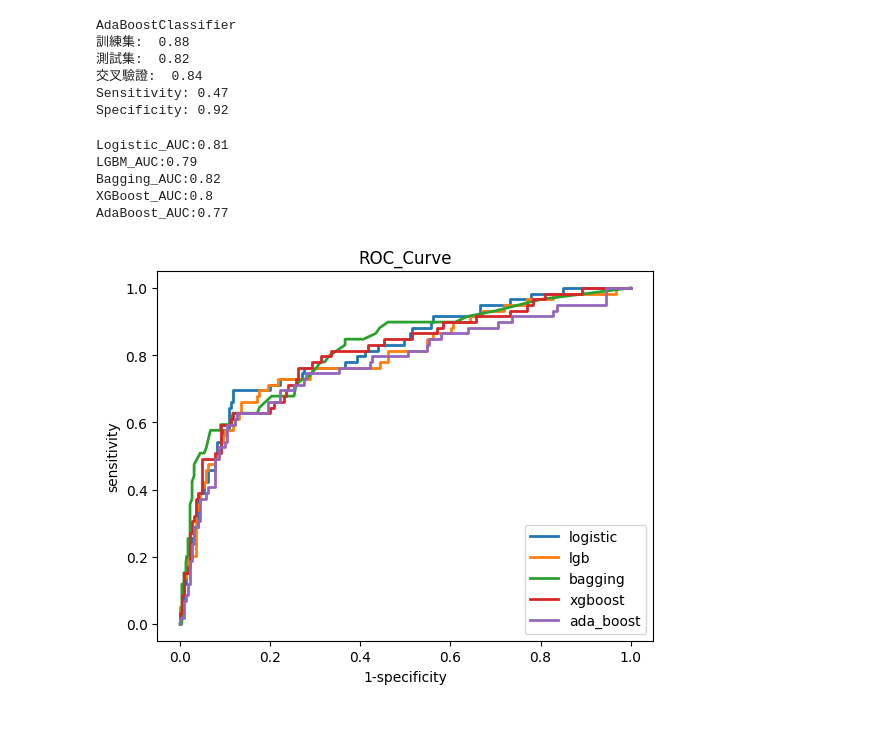
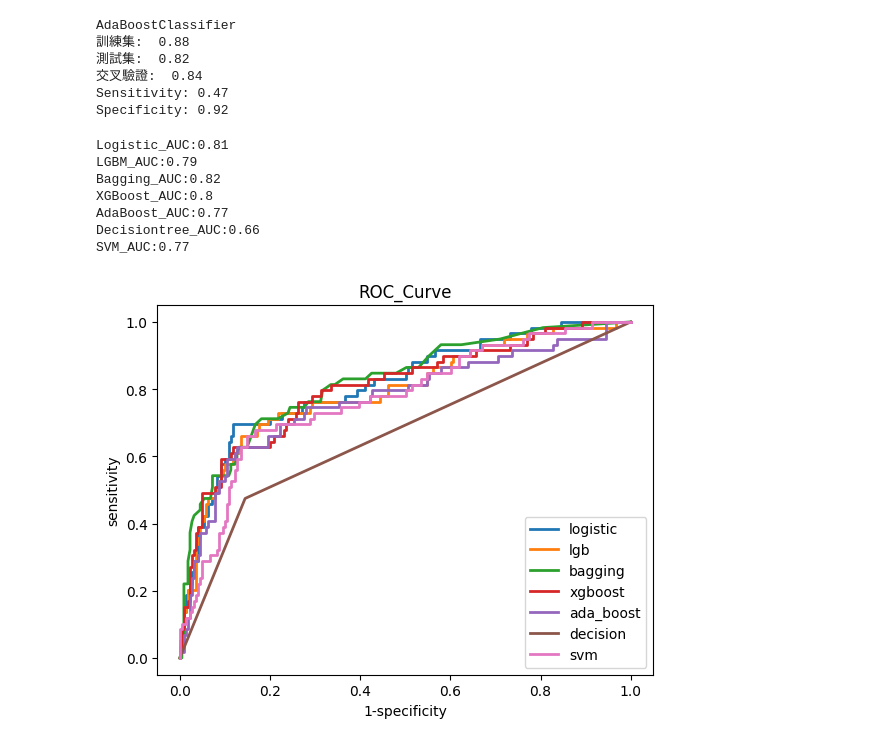
Before and after one commit to rainday1029/GHPIM_med, a Jupyter notebook: GHPIM.ipynb, the cells around one changed output. Cells and saved outputs as stored; diff of their text form; code cells hidden in the pictures.

```diff
--- a/GHPIM.ipynb
+++ b/GHPIM.ipynb
@@ -132,0 +159,19 @@ Specificity: 0.93
+# %%
+from sklearn.svm import SVC
+from sklearn.metrics import confusion_matrix
+
+
+svm = SVC(probability=True)
+svm.fit(X_train, y_train.ravel())
+
+pred = svm.predict(X_test)
+svc_sensitivity,svc_specificity=Calculate_Sensitivity_Specificity(y_preds=pred,y_labels=y_test)
+
+svc_Cv=CrossValidation(svm,X_train,y_train,cv=10)
+
+print("SVM")
+print("訓練集 Score: ", round(svm.score(X_train,y_train),2))
+print("測試集 Score: ", round(svm.score(X_test,y_test),2))
+print('交叉驗證: ',round(svc_Cv,2))
+print(f"Sensitivity: {svc_sensitivity}")
+print(f"Specificity: {svc_specificity}")
@@ -132,0 +185,19 @@ Specificity: 0.93
+# %%
+from sklearn.ensemble import RandomForestClassifier
+from sklearn.metrics import confusion_matrix
+
+
+randomforest = RandomForestClassifier(n_estimators=100, random_state=0)
+randomforest.fit(X_train, y_train.ravel())
+
+pred = randomforest.predict(X_test)
+randomforest_sensitivity,randomforest_specificity=Calculate_Sensitivity_Specificity(y_preds=pred,y_labels=y_test)
+
+randomforest_Cv=CrossValidation(randomforest,X_train,y_train,cv=10)
+
+print("RandomForest")
+print("訓練集 Score: ", round(randomforest.score(X_train,y_train),2))
+print("測試集 Score: ", round(randomforest.score(X_test,y_test),2))
+print('交叉驗證: ',round(randomforest_Cv,2))
+print(f"Sensitivity: {randomforest_sensitivity}")
+print(f"Specificity: {randomforest_specificity}")
@@ -240,18 +314,24 @@ Specificity: 0.92
 # %%
 logistic_auc=PlotRocCurve(y_test,logistic.predict_proba(X_test)[:,1],plt_title='ROC_Curve',label='logistic')
 lgb_auc=PlotRocCurve(y_test,lgb_model.predict_proba(X_test)[:,1],plt_title='ROC_Curve',label='lgb')
 bagging_auc=PlotRocCurve(y_test,bag.predict_proba(X_test)[:,1],plt_title='ROC_Curve',label='bagging')
 xgboost_auc=PlotRocCurve(y_test,xgboostModel.predict_proba(X_test)[:,1],plt_title='ROC_Curve',label='xgboost')
 adaboost_auc=PlotRocCurve(y_test,ada_boost.predict_proba(X_test)[:,1],plt_title='ROC_Curve',label='ada_boost')
+decision_auc=PlotRocCurve(y_test,decision.predict_proba(X_test)[:,1],plt_title='ROC_Curve',label='decision')
+svm_auc=PlotRocCurve(y_test,svm.predict_proba(X_test)[:,1],plt_title='ROC_Curve',label='svm')
 print(f"Logistic_AUC:{logistic_auc}")
 print(f"LGBM_AUC:{lgb_auc}")
 print(f"Bagging_AUC:{bagging_auc}")
 print(f"XGBoost_AUC:{xgboost_auc}")
 print(f"AdaBoost_AUC:{adaboost_auc}")
+print(f"Decisiontree_AUC:{decision_auc}")
+print(f"SVM_AUC:{svm_auc}")
 # %% [output]
 Logistic_AUC:0.81
 LGBM_AUC:0.79
 Bagging_AUC:0.82
 XGBoost_AUC:0.8
 AdaBoost_AUC:0.77
+Decisiontree_AUC:0.66
+SVM_AUC:0.77
-[figure, old version]
+[figure, new version]
```
Also changed, not shown: parts of 7 cells of this notebook.
